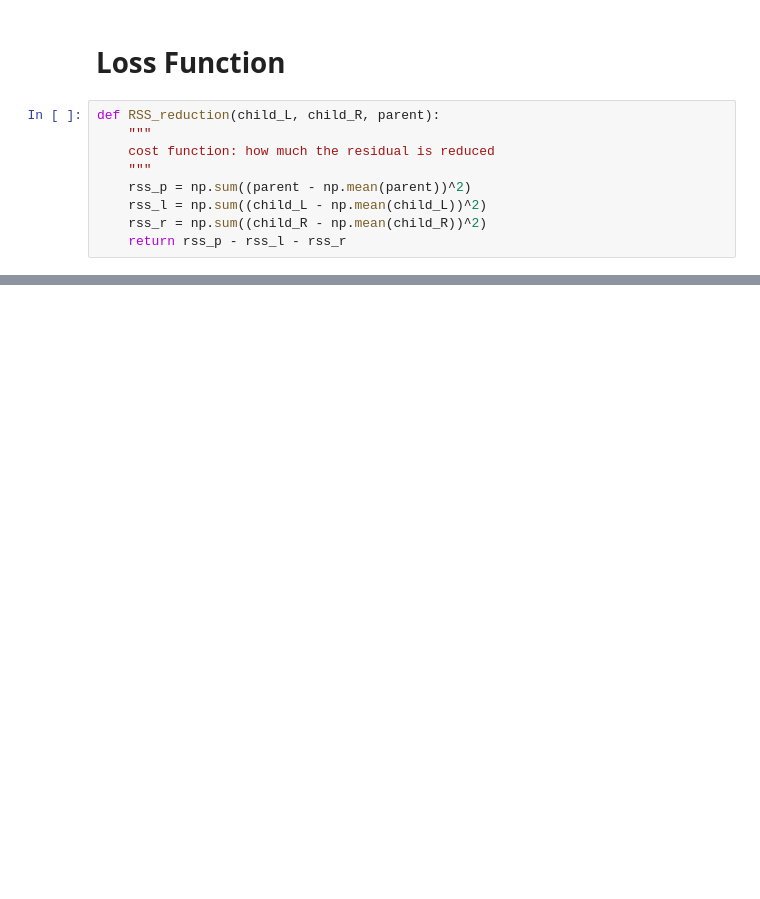
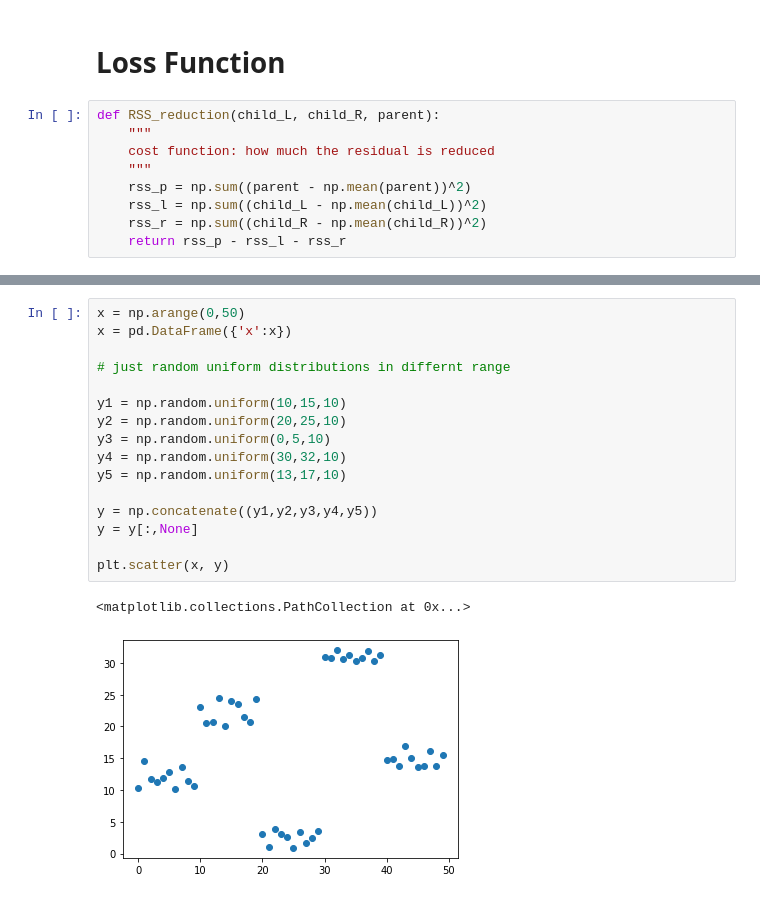
Before and after one commit to ixiaopan/DataScience, a Jupyter notebook: FML/07-DecisionTree.ipynb, the cells around one changed output, grey strips where cells are left out. Cells and saved outputs as stored; diff of their text form; blank space fills up the shorter version.

```diff
--- a/FML/07-DecisionTree.ipynb
+++ b/FML/07-DecisionTree.ipynb
@@ -170,0 +243,19 @@ print(count)
+# %%
+x = np.arange(0,50)
+x = pd.DataFrame({'x':x})
+
+# just random uniform distributions in differnt range
+
+y1 = np.random.uniform(10,15,10)
+y2 = np.random.uniform(20,25,10)
+y3 = np.random.uniform(0,5,10)
+y4 = np.random.uniform(30,32,10)
+y5 = np.random.uniform(13,17,10)
+
+y = np.concatenate((y1,y2,y3,y4,y5))
+y = y[:,None]
+
+plt.scatter(x, y)
+# %% [output]
+<matplotlib.collections.PathCollection at 0x...>
+[figure, added]
```
Also changed, not shown: parts of 14 cells of this notebook, 2 other files.
